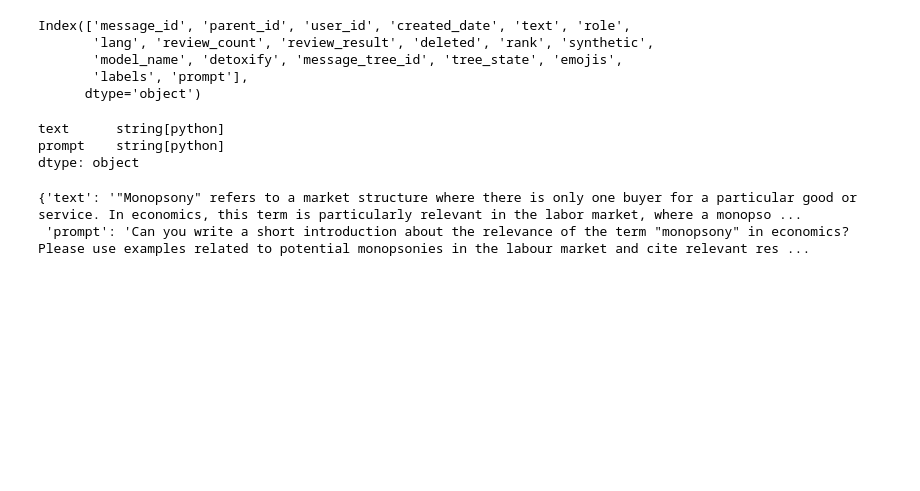
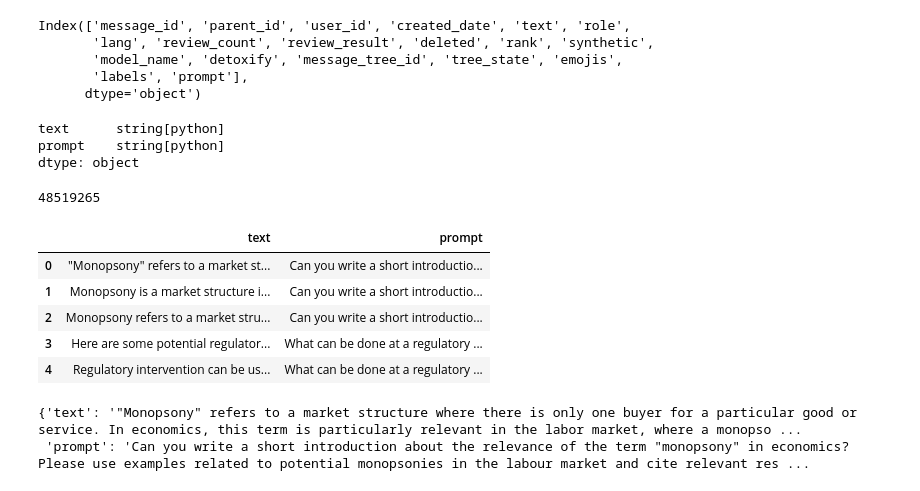
Before and after one commit to Timon0/nlp-text-titans, a Jupyter notebook: notebooks/flan-t5-lora.ipynb, the cells around one changed output. Saved outputs shown, nothing was run; the diff lists cells and outputs as text; code cells hidden in the pictures; blank space fills up the shorter version.

Commit message:
Save csv instead of tokenized dataset

```diff
--- a/notebooks/flan-t5-lora.ipynb
+++ b/notebooks/flan-t5-lora.ipynb
@@ -88,6 +76,20 @@ df_assistant.dtypes
 text      string[python]
 prompt    string[python]
 dtype: object
+# %%
+dataset.to_csv('data/cleaned_prompts.csv', sep=',')
+# %% [output]
+48519265
+# %%
+dataset = pd.read_csv('data/cleaned_prompts.csv')
+dataset.head()
+# %% [output]
+|  | text | prompt |
+| 0 | "Monopsony" refers to a market st... | Can you write a short introductio... |
+| 1 | Monopsony is a market structure i... | Can you write a short introductio... |
+| 2 | Monopsony refers to a market stru... | Can you write a short introductio... |
+| 3 | Here are some potential regulator... | What can be done at a regulatory ... |
+| 4 | Regulatory intervention can be us... | What can be done at a regulatory ... |
 # %%
 dataset = Dataset.from_pandas(df_assistant)
 # %%
```
Also changed, not shown: parts of 3 cells of this notebook, 6 other files.
